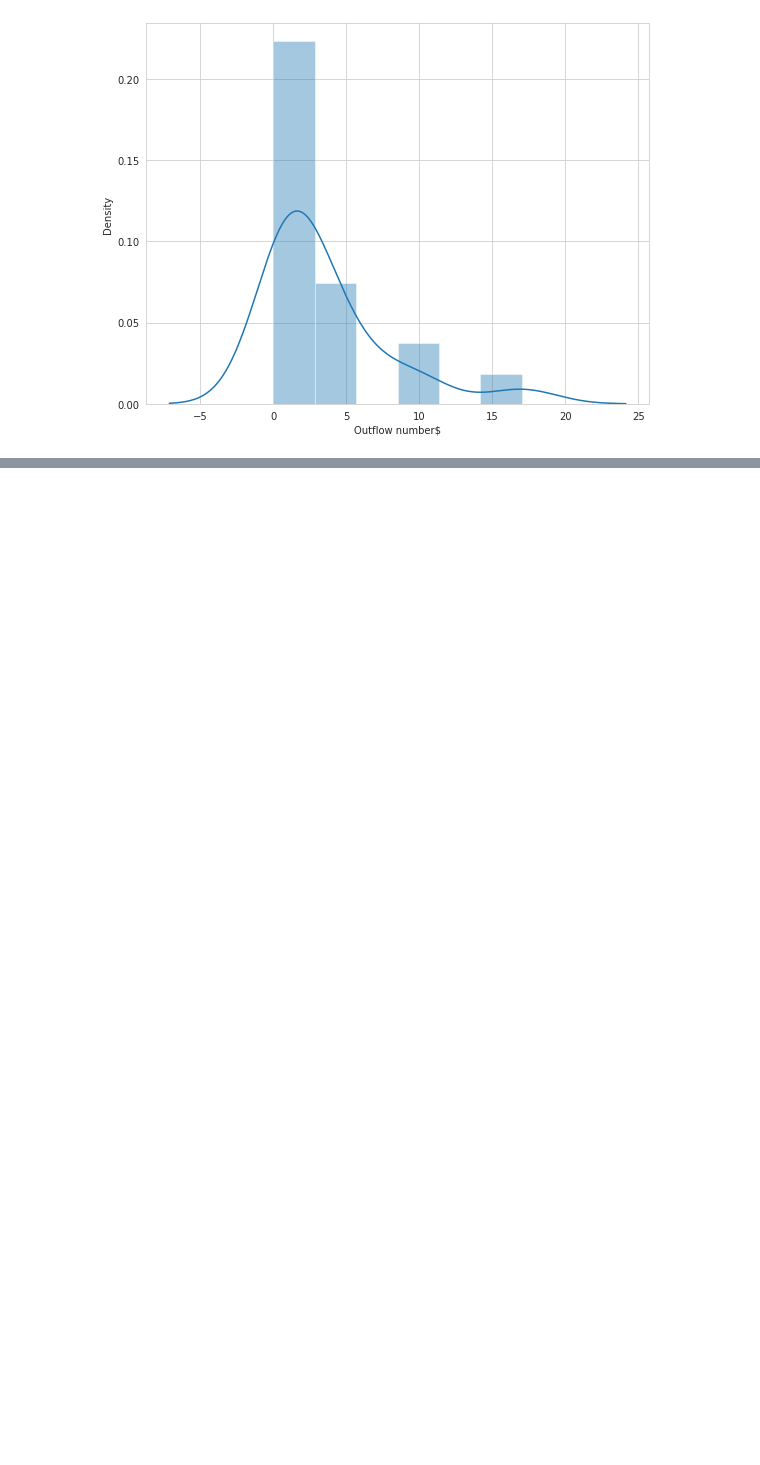
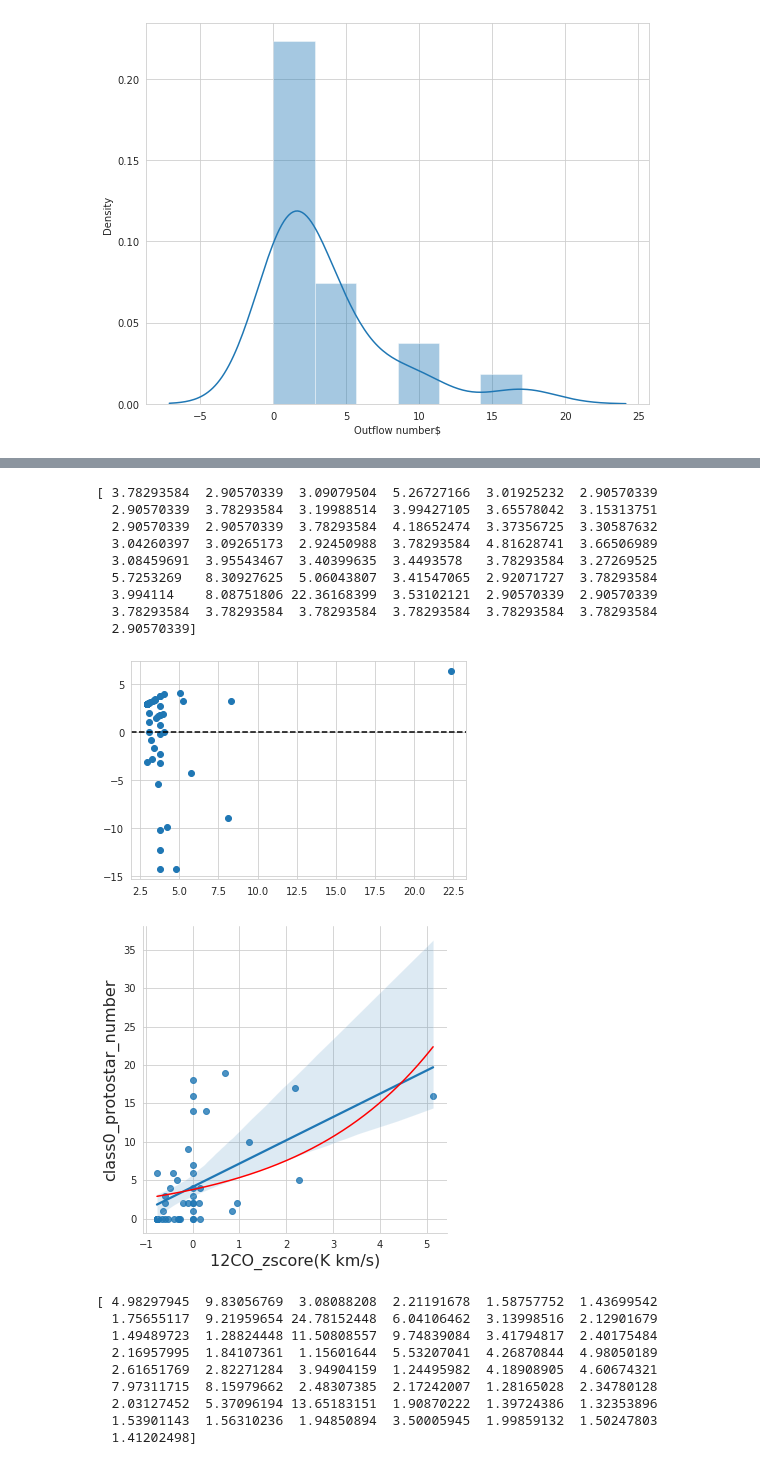
Before and after one commit to sdeb-alpinisteF/Large-sample-outflows-in-CygX-and-ML-methods, a Jupyter notebook: notebooks/03_ML_models.ipynb, the cells around one changed output, grey strips where cells are left out. Cells and saved outputs as stored; diff of their text form; code cells hidden in the pictures; blank space fills up the shorter version.

```diff
--- a/notebooks/03_ML_models.ipynb
+++ b/notebooks/03_ML_models.ipynb
@@ -535,0 +593,77 @@ plt.show()
+# %%
+#>> Class 0 NUMBER BASED ON 12CO AND 21CM DATA
+
+from sklearn.linear_model import PoissonRegressor
+features = ['12CO(K km/s)',	'21cm(K)']
+target = ['class0_protostar_number']
+####################################################
+X = outflow_df[['12CO_zscore(K km/s)']]
+#X = outflow_df[features]
+y = outflow_df[target]
+pr = PoissonRegressor() # instantiating the regressor class
+pr.fit(X, y)
+
+y_pred = pr.predict(X)
+print(y_pred)
+res = y_pred - np.array(y).flatten()
+
+plt.scatter(y_pred, res.reshape(-1,1))
+plt.axhline(y=0, linestyle='--', color='k')
+plt.show()
+plt.close()
+
+
+x = np.linspace(outflow_df[['12CO_zscore(K km/s)']].min(), outflow_df[['12CO_zscore(K km/s)']].max(), 10000)
+y_pred_curve = pr.predict(x)
+sns.lmplot(data=outflow_df, x='12CO_zscore(K km/s)', y='class0_protostar_number', hue=None)
+plt.plot( x, y_pred_curve, color='r')
+plt.xlabel("12CO_zscore(K km/s)", fontsize = 16)
+plt.ylabel("class0_protostar_number", fontsize = 16)
+plt.show()
+plt.close()
+############################################################################################
+X = outflow_df[['21cm(K)']]
+#X = outflow_df[features]
+y = outflow_df[target]
+pr = PoissonRegressor() # instantiating the regressor class
+pr.fit(X, y)
+
+y_pred = pr.predict(X)
+print(y_pred)
+res = y_pred - np.array(y).flatten()
+
+plt.scatter(y_pred, res.reshape(-1,1))
+plt.axhline(y=0, linestyle='--', color='k')
+plt.show()
+plt.close()
+
+
+x = np.linspace(outflow_df[['21cm(K)']].min(), outflow_df[['21cm(K)']].max(), 10000)
+y_pred_curve = pr.predict(x)
+sns.lmplot(data=outflow_df, x='21cm(K)', y='class0_protostar_number', hue=None, height=8, ci=95)
+plt.plot( x, y_pred_curve, color='r')
+plt.xlabel("21cm(K)", fontsize = 16)
+plt.ylabel("class0_protostar_number", fontsize = 16)
+plt.show()
+plt.close()
+# %% [output]
+[ 3.78293584  2.90570339  3.09079504  5.26727166  3.01925232  2.90570339
+  2.90570339  3.78293584  3.19988514  3.99427105  3.65578042  3.15313751
+  2.90570339  2.90570339  3.78293584  4.18652474  3.37356725  3.30587632
+  3.04260397  3.09265173  2.92450988  3.78293584  4.81628741  3.66506989
+  3.08459691  3.95543467  3.40399635  3.4493578   3.78293584  3.27269525
+  5.7253269   8.30927625  5.06043807  3.41547065  2.92071727  3.78293584
+  3.994114    8.08751806 22.36168399  3.53102121  2.90570339  2.90570339
+  3.78293584  3.78293584  3.78293584  3.78293584  3.78293584  3.78293584
+  2.90570339]
+[figure, added]
+[figure, added]
+[ 4.98297945  9.83056769  3.08088208  2.21191678  1.58757752  1.43699542
+  1.75655117  9.21959654 24.78152448  6.04106462  3.13998516  2.12901679
+  1.49489723  1.28824448 11.50808557  9.74839084  3.41794817  2.40175484
+  2.16957995  1.84107361  1.15601644  5.53207041  4.26870844  4.98050189
+  2.61651769  2.82271284  3.94904159  1.24495982  4.18908905  4.60674321
+  7.97311715  8.15979662  2.48307385  2.17242007  1.28165028  2.34780128
+  2.03127452  5.37096194 13.65183151  1.90870222  1.39724386  1.32353896
+  1.53901143  1.56310236  1.94850894  3.50005945  1.99859132  1.50247803
+  1.41202498]
```
Also changed, not shown: parts of 7 cells of this notebook.
